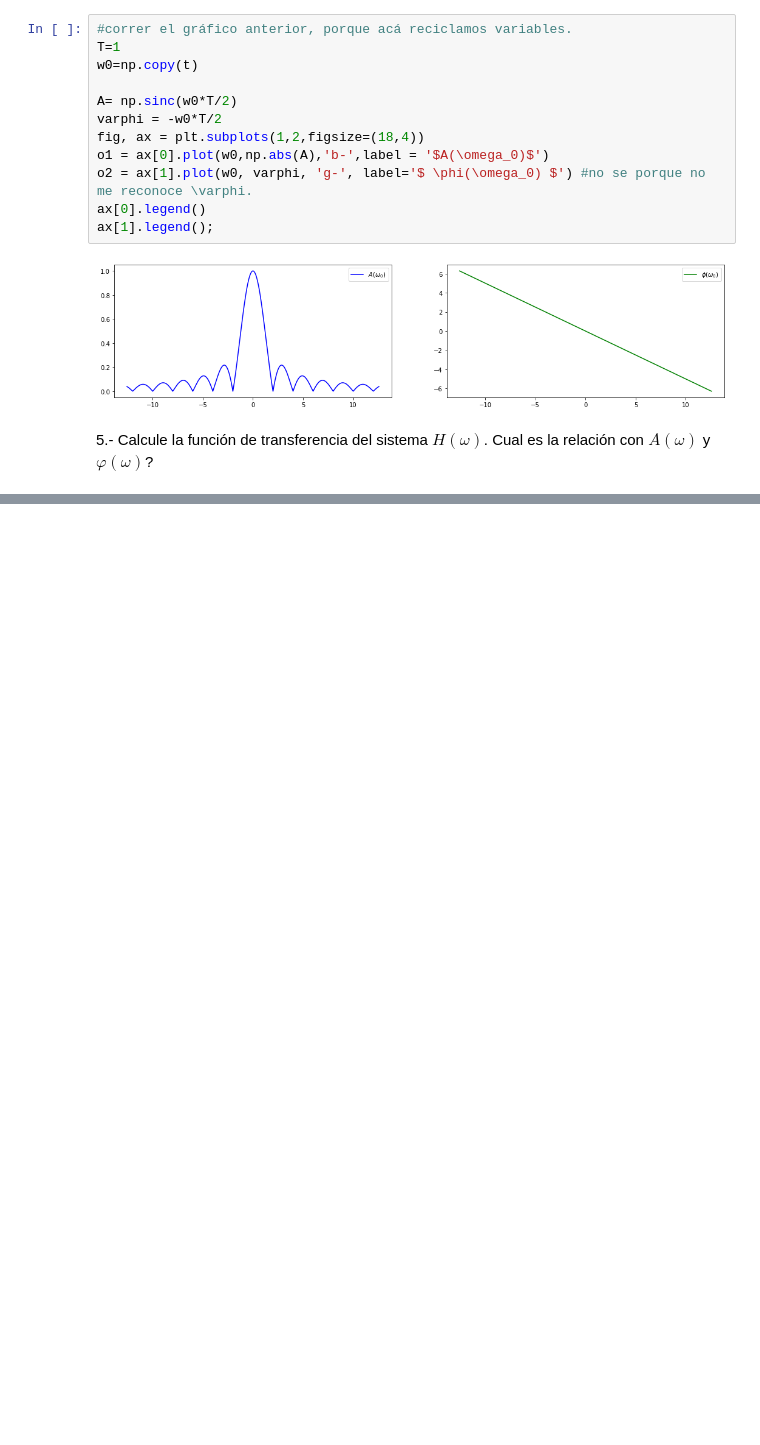
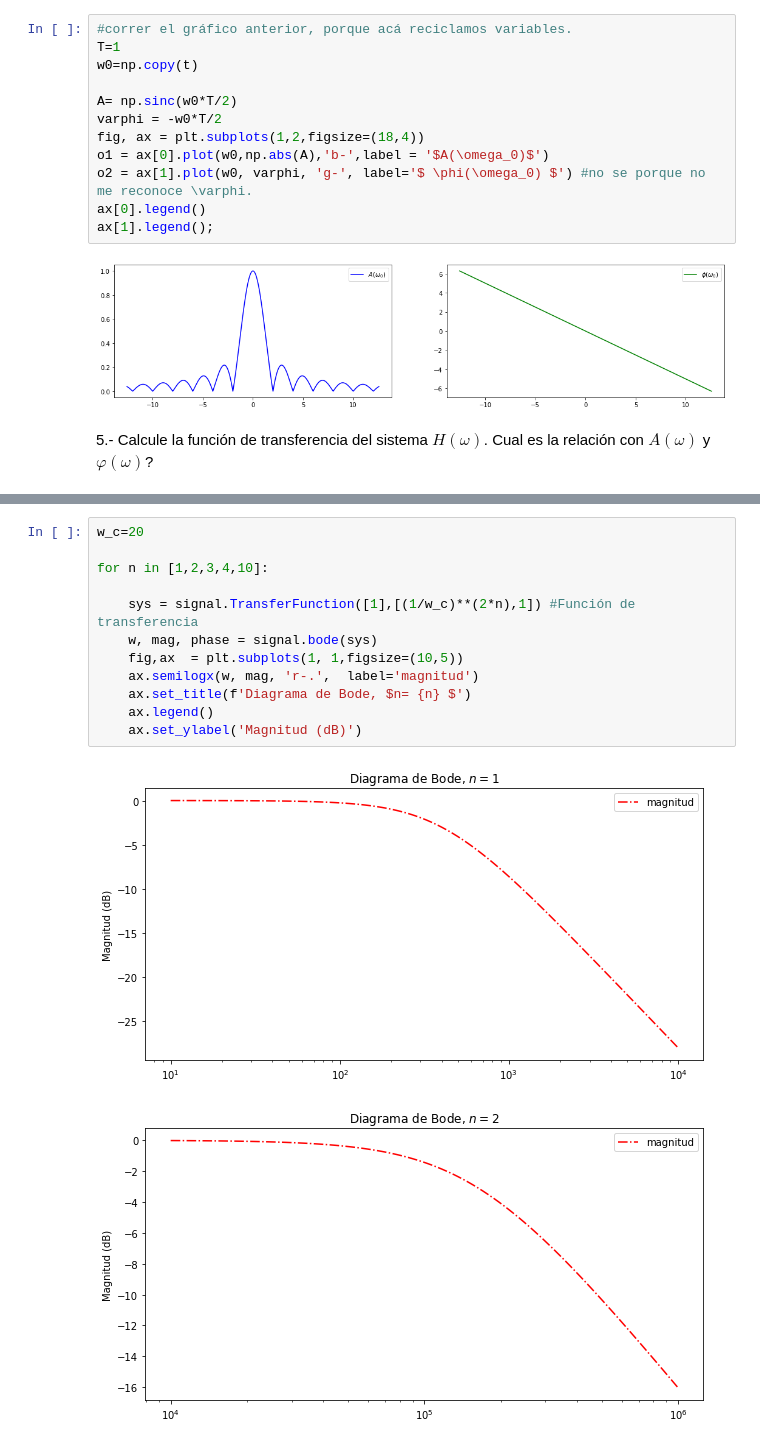
Before and after one commit to KevenSnow/FMPS, a Jupyter notebook: TrabajoPractico.ipynb, the cells around one changed output, grey strips where cells are left out. Saved outputs shown, nothing was run; the diff lists cells and outputs as text; blank space fills up the shorter version.

```diff
--- a/TrabajoPractico.ipynb
+++ b/TrabajoPractico.ipynb
@@ -494,0 +713,15 @@ ax[1].legend();
+# %%
+w_c=20
+
+for n in [1,2,3,4,10]:
+
+    sys = signal.TransferFunction([1],[(1/w_c)**(2*n),1]) #Función de transferencia
+    w, mag, phase = signal.bode(sys)
+    fig,ax  = plt.subplots(1, 1,figsize=(10,5))
+    ax.semilogx(w, mag, 'r-.',  label='magnitud')
+    ax.set_title(f'Diagrama de Bode, $n= {n} $')
+    ax.legend()
+    ax.set_ylabel('Magnitud (dB)')
+# %% [output]
+[figure, added]
+[figure, added]
```
Also changed, not shown: parts of 13 cells of this notebook.
